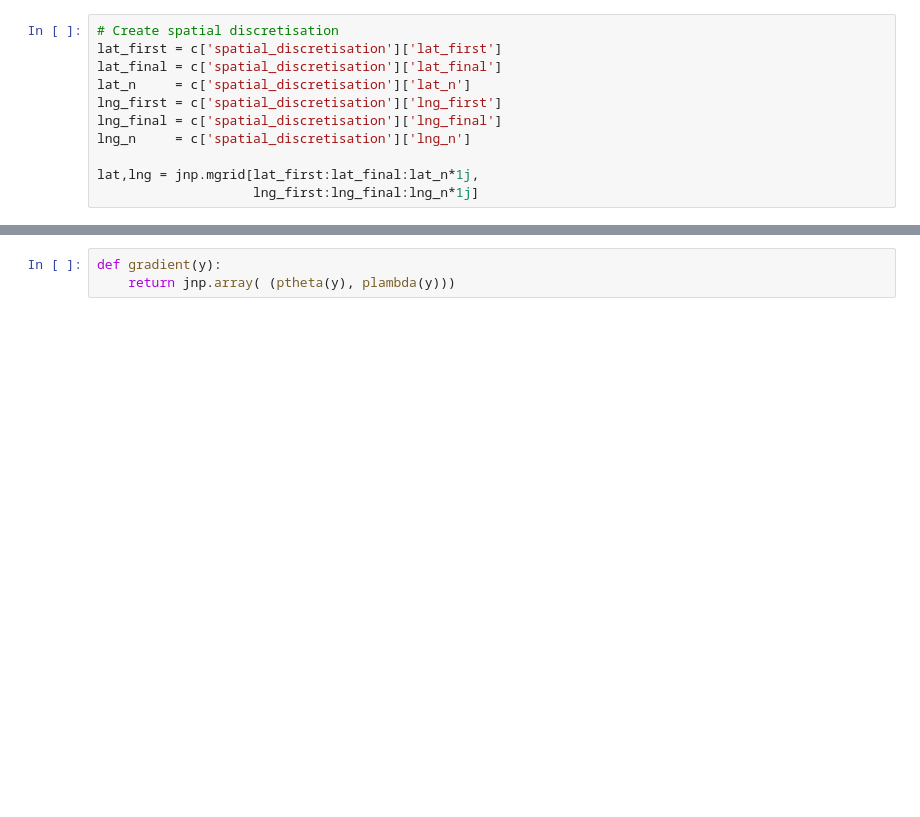
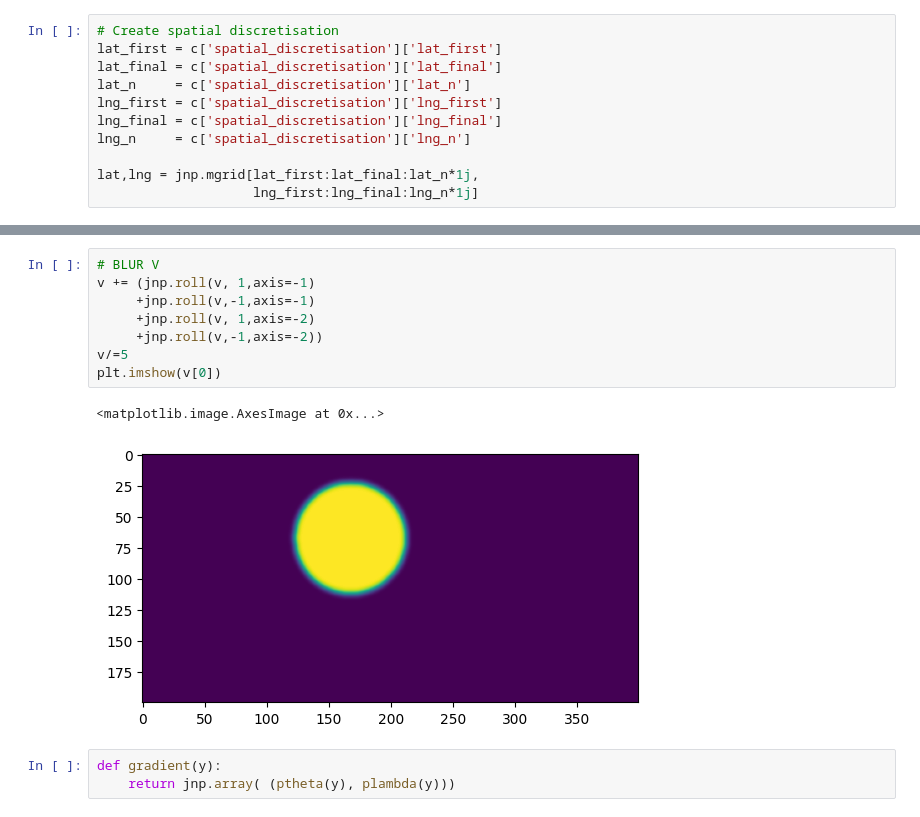
Before and after one commit to Stazi-101/THCsim, a Jupyter notebook: test_nb.ipynb, the cells around one changed output, grey strips where cells are left out. Saved outputs shown, nothing was run; the diff lists cells and outputs as text; blank space fills up the shorter version.

```diff
--- a/test_nb.ipynb
+++ b/test_nb.ipynb
@@ -36,3 +33,14 @@ plt.imshow(v[0]+v[1])
+# %%
+# BLUR V
+v += (jnp.roll(v, 1,axis=-1)
+     +jnp.roll(v,-1,axis=-1)
+     +jnp.roll(v, 1,axis=-2)
+     +jnp.roll(v,-1,axis=-2))
+v/=5
+plt.imshow(v[0])
+# %% [output]
+<matplotlib.image.AxesImage at 0x...>
+[figure, added]
 # %%
 def gradient(y):
     return jnp.array( (ptheta(y), plambda(y)))
```
Also changed, not shown: parts of 7 cells of this notebook, 3 other files.
